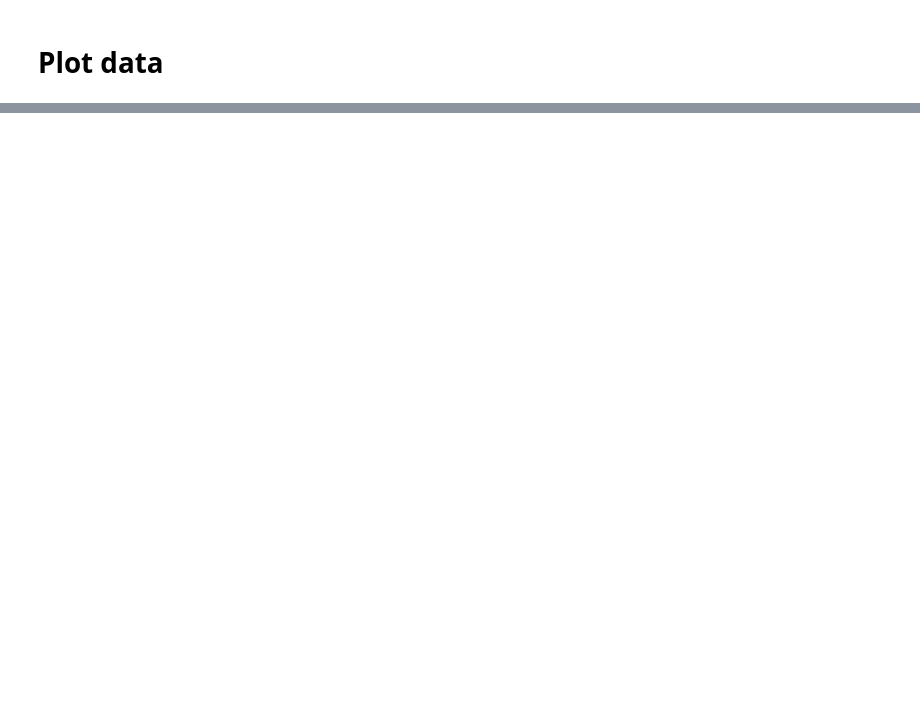
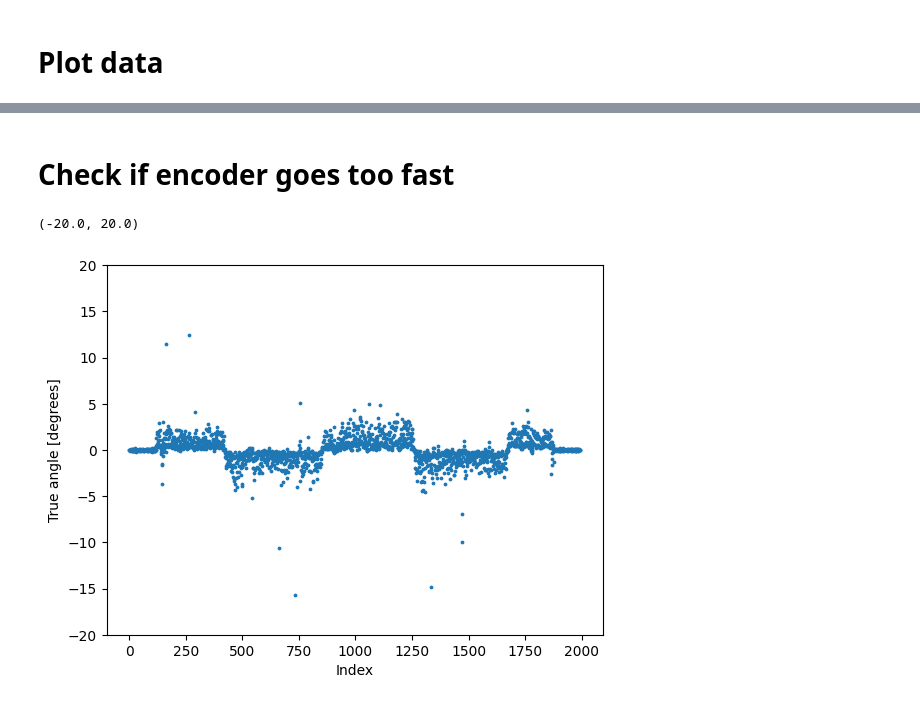
Before and after one commit to MarcusLariJ/UWB_Rasberry, a Jupyter notebook: Data/log_reader.ipynb, the cells around one changed output, grey strips where cells are left out. Cells and saved outputs as stored; diff of their text form; code cells hidden in the pictures; blank space fills up the shorter version.

```diff
--- a/Data/log_reader.ipynb
+++ b/Data/log_reader.ipynb
@@ -62,0 +111,16 @@ plt.scatter(dist_true_r, dist_meas)
+# %%
+plt.figure()
+plt.title("PDoA readings of module 2")
+for i in range(log_num):
+    plt.scatter(rx_true_r[i], pdoa_data[i], s=3.0)
+plt.xlabel("True angle [Degrees]")
+plt.ylabel("PDoA [radians]")
+plt.legend(files, loc='lower right')
+
+plt.figure()
+plt.title("distance")
+for i in range(log_num):
+    plt.scatter(dist_true_r[i], dist_meas[i], s=3.0)
+plt.xlabel("True angle [Degrees]")
+plt.ylabel("Distance [m]")
+plt.legend(files)
@@ -62,0 +133,14 @@ plt.scatter(dist_true_r, dist_meas)
+# %%
+plt.figure()
+plt.title("Angle over time")
+for i in range(log_num):
+    plt.scatter(range(len(rx_true_r[i])), rx_true_r[i], s=3.0)
+plt.xlabel("Index")
+plt.ylabel("True angle [degrees]")
+
+plt.figure()
+plt.title("PDoA over time")
+for i in range(log_num):
+    plt.scatter(range(len(pdoa_data[i])), pdoa_data[i], s=3.0)
+plt.xlabel("Index")
+plt.ylabel("PDoA [radians]")
@@ -62,0 +151,16 @@ plt.scatter(dist_true_r, dist_meas)
+# %% [markdown]
+# Check if encoder goes too fast
+# %%
+diff_encoder = []
+
+for i in range(len(rx_true_r[0])-1):
+    diff_encoder += [rx_true_r[0][i+1]-rx_true_r[0][i]]
+
+plt.figure()
+plt.scatter(range(len(diff_encoder)), diff_encoder, s=3.0)
+plt.xlabel("Index")
+plt.ylabel("True angle [degrees]")
+plt.ylim([-20, 20])
+# %% [output]
+(-20.0, 20.0)
+[figure, added]
```
Also changed, not shown: parts of 12 cells of this notebook, 20 other files.
